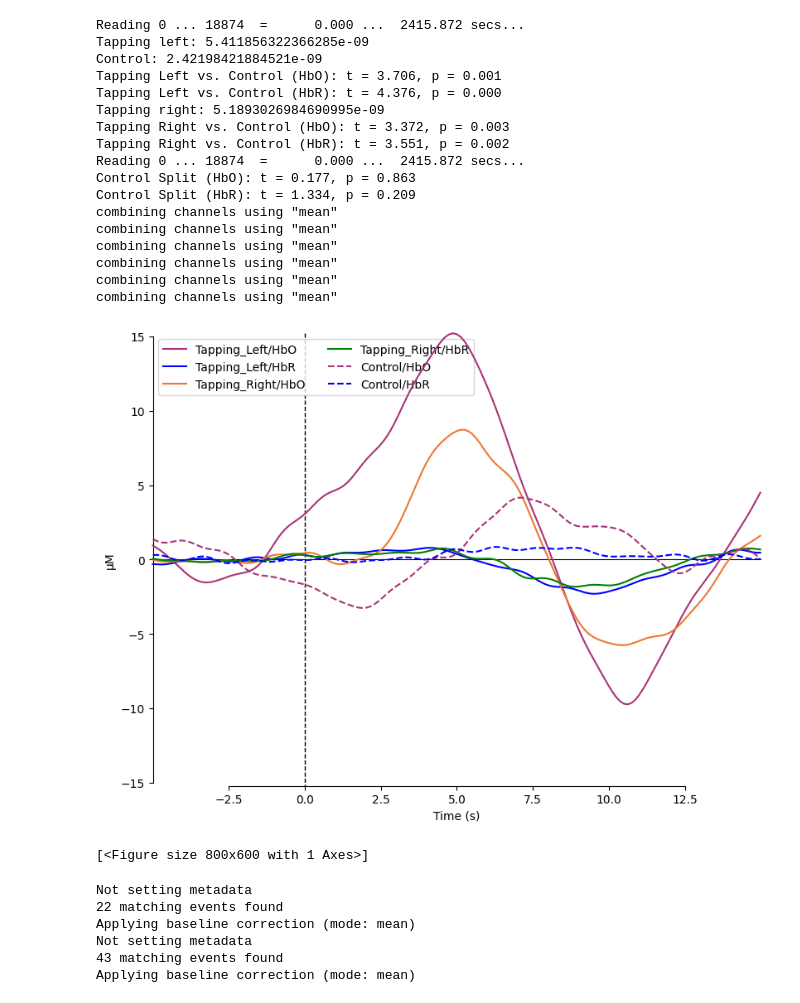
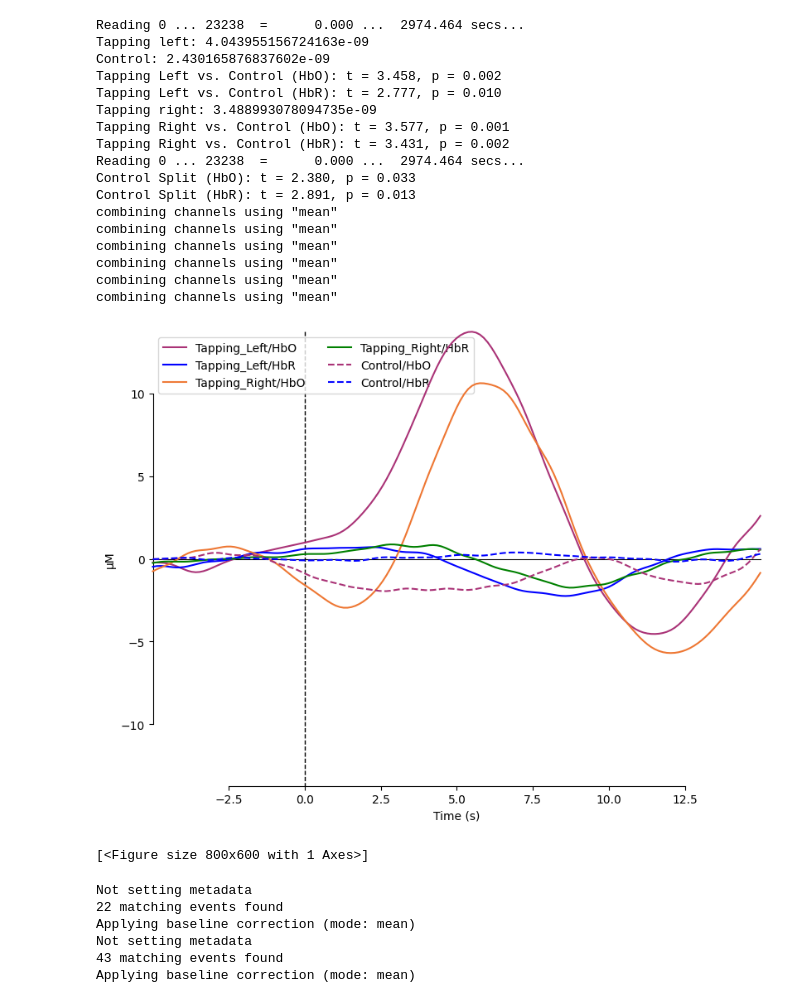
Before and after one commit to DoudouYZ/BCI-fNIRS, a Jupyter notebook: Basic_Classifier/simple_testing.ipynb, the cells around one changed output. Cells and saved outputs as stored; diff of their text form; code cells hidden in the pictures.

```diff
--- a/Basic_Classifier/simple_testing.ipynb
+++ b/Basic_Classifier/simple_testing.ipynb
@@ -169,49 +169,49 @@ def perform_control_split_t_tests(subject, time_window):
     print("Control Split (HbR): t = {:.3f}, p = {:.3f}".format(t_stat_hbr, p_val_hbr))
 
 
-subject = 2
+subject = 0
 time_window = (0, 11)
 
 epochs, evoked_dict = load_data(subject=subject, time_window=time_window)
 
 color_dict = {
 "Tapping_Left/HbO": "#AA3377",
 "Tapping_Left/HbR": "b",
 "Tapping_Right/HbO": "#EE7733",
 "Tapping_Right/HbR": "g",
 "Control/HbO": "#AA3377",
 "Control/HbR": "b",
 }
 styles_dict = dict(Control=dict(linestyle="dashed"))
 
 # Perform paired t-tests for tapping vs. control
 perform_t_tests(epochs, time_window)
 # Perform control split t-tests
 perform_control_split_t_tests(subject, time_window)
 
 # Plot evoked comparisons using MNE's viz
 mne.viz.plot_compare_evokeds(
     evoked_dict, combine="mean", ci=0.95, colors=color_dict, styles=styles_dict
 )
 # %% [output]
-Reading 0 ... 18874  =      0.000 ...  2415.872 secs...
-Tapping left: 5.411856322366285e-09
-Control: 2.42198421884521e-09
-Tapping Left vs. Control (HbO): t = 3.706, p = 0.001
-Tapping Left vs. Control (HbR): t = 4.376, p = 0.000
-Tapping right: 5.1893026984690995e-09
-Tapping Right vs. Control (HbO): t = 3.372, p = 0.003
-Tapping Right vs. Control (HbR): t = 3.551, p = 0.002
-Reading 0 ... 18874  =      0.000 ...  2415.872 secs...
-Control Split (HbO): t = 0.177, p = 0.863
-Control Split (HbR): t = 1.334, p = 0.209
+Reading 0 ... 23238  =      0.000 ...  2974.464 secs...
+Tapping left: 4.043955156724163e-09
+Control: 2.430165876837602e-09
+Tapping Left vs. Control (HbO): t = 3.458, p = 0.002
+Tapping Left vs. Control (HbR): t = 2.777, p = 0.010
+Tapping right: 3.488993078094735e-09
+Tapping Right vs. Control (HbO): t = 3.577, p = 0.001
+Tapping Right vs. Control (HbR): t = 3.431, p = 0.002
+Reading 0 ... 23238  =      0.000 ...  2974.464 secs...
+Control Split (HbO): t = 2.380, p = 0.033
+Control Split (HbR): t = 2.891, p = 0.013
 combining channels using "mean"
 combining channels using "mean"
 combining channels using "mean"
 combining channels using "mean"
 combining channels using "mean"
 combining channels using "mean"
-[figure, old version]
+[figure, new version]
 [<Figure size 800x600 with 1 Axes>]
 # %%
 # =========================  APPEND FROM HERE  =========================
```
Also changed, not shown: parts of 2 cells of this notebook, 37 other files.
